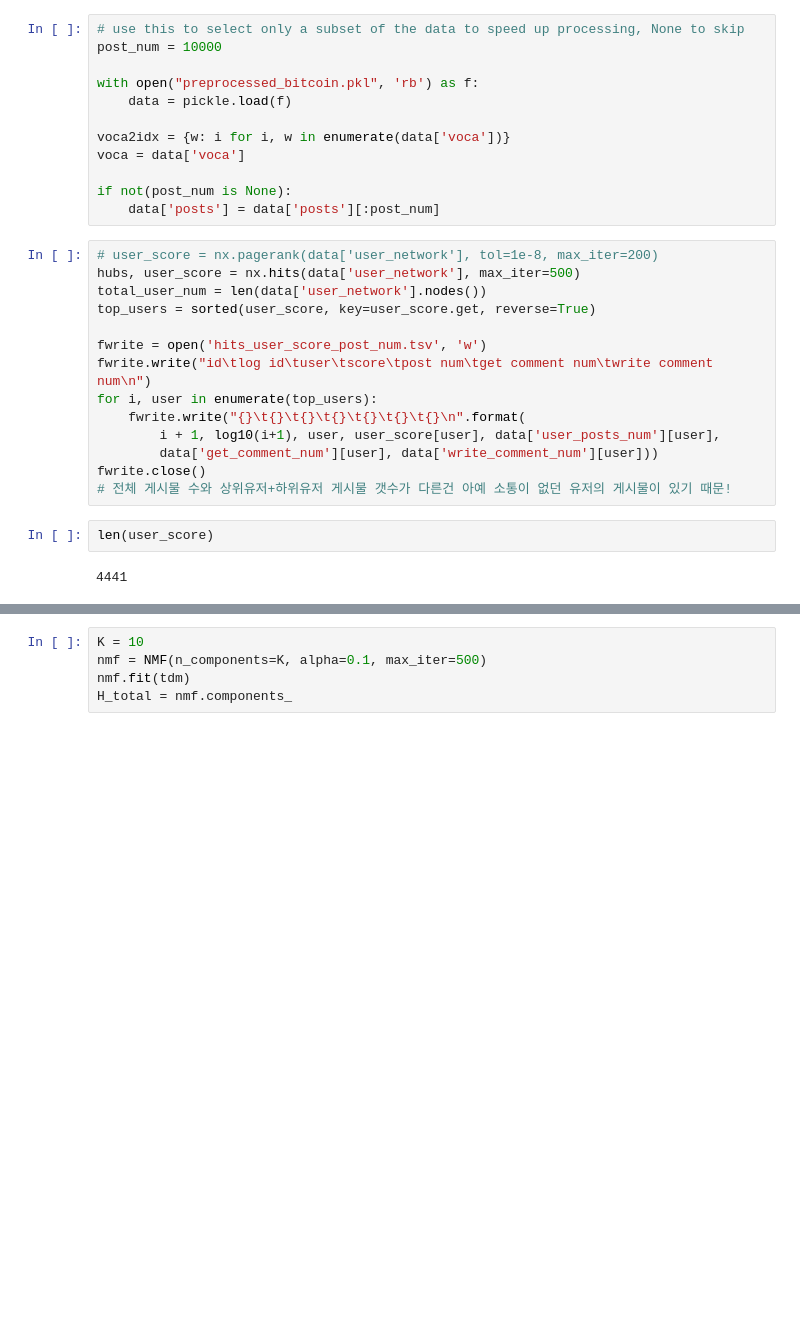
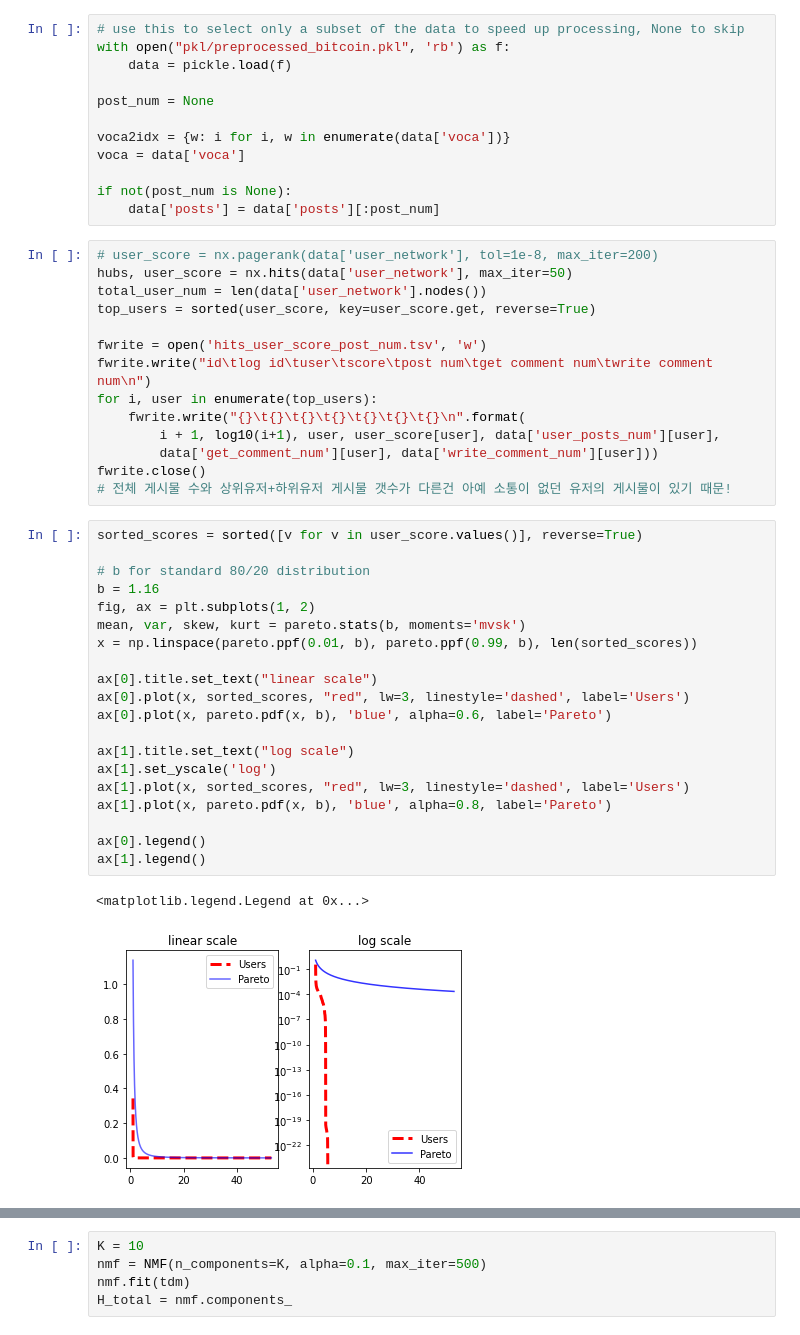
Before and after one commit to mdloucks/topic_modeling_research, a Jupyter notebook: user_analysis.ipynb, the cells around one changed output, grey strips where cells are left out. Drawn from its saved outputs; the diff is of its cells as text; blank space fills up the shorter version.

```diff
--- a/user_analysis.ipynb
+++ b/user_analysis.ipynb
@@ -10,9 +13,9 @@ import pickle
 # %%
 # use this to select only a subset of the data to speed up processing, None to skip
-post_num = 10000
+with open("pkl/preprocessed_bitcoin.pkl", 'rb') as f:
+    data = pickle.load(f)
 
-with open("preprocessed_bitcoin.pkl", 'rb') as f:
-    data = pickle.load(f)
+post_num = None
 
 voca2idx = {w: i for i, w in enumerate(data['voca'])}
 voca = data['voca']
@@ -21,7 +24,7 @@ if not(post_num is None):
     data['posts'] = data['posts'][:post_num]
 # %%
 # user_score = nx.pagerank(data['user_network'], tol=1e-8, max_iter=200)
-hubs, user_score = nx.hits(data['user_network'], max_iter=500)
+hubs, user_score = nx.hits(data['user_network'], max_iter=50)
 total_user_num = len(data['user_network'].nodes())
 top_users = sorted(user_score, key=user_score.get, reverse=True)
 
@@ -33,7 +36,26 @@ for i, user in enumerate(top_users):
         data['get_comment_num'][user], data['write_comment_num'][user]))
 fwrite.close()
 # 전체 게시물 수와 상위유저+하위유저 게시물 갯수가 다른건 아예 소통이 없던 유저의 게시물이 있기 때문!
-# %%
-len(user_score)
-# %% [output]
-4441
+# %%
+sorted_scores = sorted([v for v in user_score.values()], reverse=True)
+
+# b for standard 80/20 distribution
+b = 1.16
+fig, ax = plt.subplots(1, 2)
+mean, var, skew, kurt = pareto.stats(b, moments='mvsk')
+x = np.linspace(pareto.ppf(0.01, b), pareto.ppf(0.99, b), len(sorted_scores))
+
+ax[0].title.set_text("linear scale")
+ax[0].plot(x, sorted_scores, "red", lw=3, linestyle='dashed', label='Users')
+ax[0].plot(x, pareto.pdf(x, b), 'blue', alpha=0.6, label='Pareto')
+
+ax[1].title.set_text("log scale")
+ax[1].set_yscale('log')
+ax[1].plot(x, sorted_scores, "red", lw=3, linestyle='dashed', label='Users')
+ax[1].plot(x, pareto.pdf(x, b), 'blue', alpha=0.8, label='Pareto')
+
+ax[0].legend()
+ax[1].legend()
+# %% [output]
+<matplotlib.legend.Legend at 0x...>
+[figure, added]
```
Also changed, not shown: parts of 10 cells of this notebook, 11 other files.
